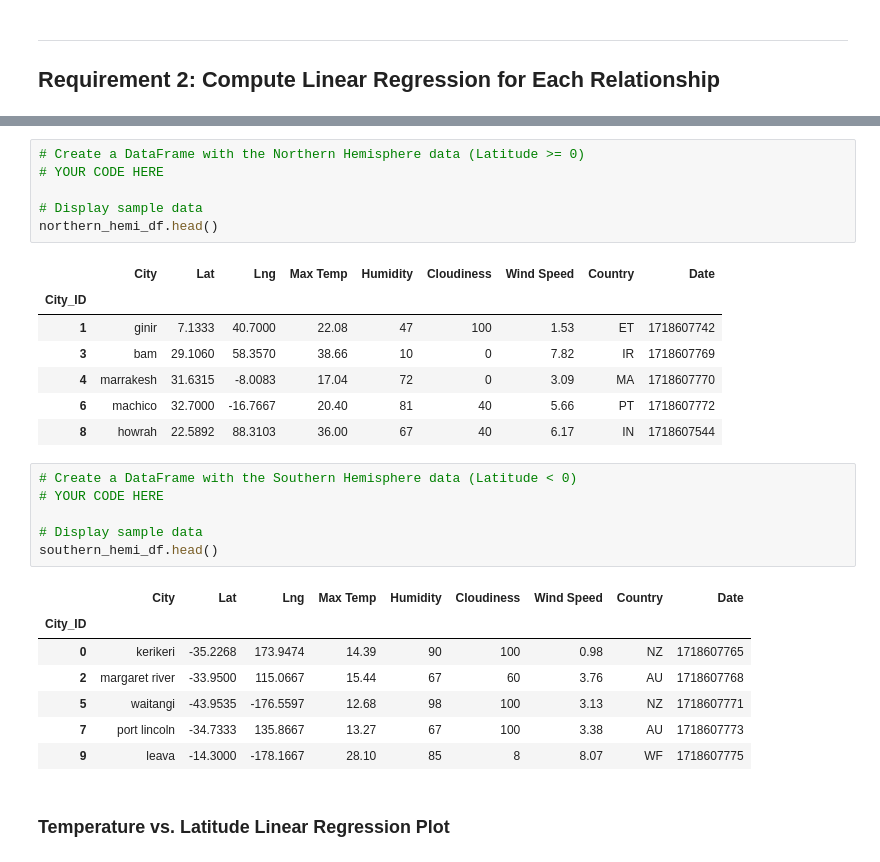
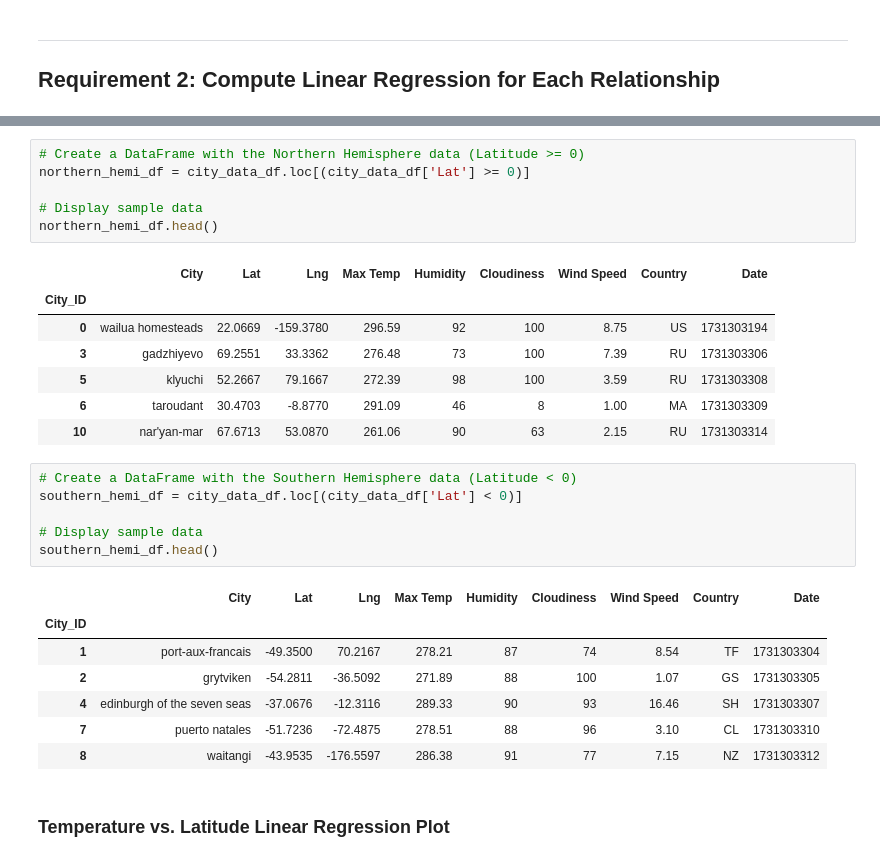
Before and after one commit to tohassan21/python-api-challenge, a Jupyter notebook: WeatherPy/WeatherPy.ipynb, the cells around one changed output, grey strips where cells are left out. Saved outputs shown, nothing was run; the diff lists cells and outputs as text.

```diff
--- a/WeatherPy/WeatherPy.ipynb
+++ b/WeatherPy/WeatherPy.ipynb
@@ -286,30 +326,30 @@ plt.show()
 # %%
 # Create a DataFrame with the Northern Hemisphere data (Latitude >= 0)
-# YOUR CODE HERE
+northern_hemi_df = city_data_df.loc[(city_data_df['Lat'] >= 0)]
 
 # Display sample data
 northern_hemi_df.head()
 # %% [output]
 |  | City | Lat | Lng | Max Temp | Humidity | Cloudiness | Wind Speed | Country | Date |
 | City_ID |  |  |  |  |  |  |  |  |  |
-| 1 | ginir | 7.1333 | 40.7000 | 22.08 | 47 | 100 | 1.53 | ET | 1718607742 |
-| 3 | bam | 29.1060 | 58.3570 | 38.66 | 10 | 0 | 7.82 | IR | 1718607769 |
-| 4 | marrakesh | 31.6315 | -8.0083 | 17.04 | 72 | 0 | 3.09 | MA | 1718607770 |
-| 6 | machico | 32.7000 | -16.7667 | 20.40 | 81 | 40 | 5.66 | PT | 1718607772 |
-| 8 | howrah | 22.5892 | 88.3103 | 36.00 | 67 | 40 | 6.17 | IN | 1718607544 |
+| 0 | wailua homesteads | 22.0669 | -159.3780 | 296.59 | 92 | 100 | 8.75 | US | 1731303194 |
+| 3 | gadzhiyevo | 69.2551 | 33.3362 | 276.48 | 73 | 100 | 7.39 | RU | 1731303306 |
+| 5 | klyuchi | 52.2667 | 79.1667 | 272.39 | 98 | 100 | 3.59 | RU | 1731303308 |
+| 6 | taroudant | 30.4703 | -8.8770 | 291.09 | 46 | 8 | 1.00 | MA | 1731303309 |
+| 10 | nar'yan-mar | 67.6713 | 53.0870 | 261.06 | 90 | 63 | 2.15 | RU | 1731303314 |
 # %%
 # Create a DataFrame with the Southern Hemisphere data (Latitude < 0)
-# YOUR CODE HERE
+southern_hemi_df = city_data_df.loc[(city_data_df['Lat'] < 0)]
 
 # Display sample data
 southern_hemi_df.head()
 # %% [output]
 |  | City | Lat | Lng | Max Temp | Humidity | Cloudiness | Wind Speed | Country | Date |
 | City_ID |  |  |  |  |  |  |  |  |  |
-| 0 | kerikeri | -35.2268 | 173.9474 | 14.39 | 90 | 100 | 0.98 | NZ | 1718607765 |
-| 2 | margaret river | -33.9500 | 115.0667 | 15.44 | 67 | 60 | 3.76 | AU | 1718607768 |
-| 5 | waitangi | -43.9535 | -176.5597 | 12.68 | 98 | 100 | 3.13 | NZ | 1718607771 |
-| 7 | port lincoln | -34.7333 | 135.8667 | 13.27 | 67 | 100 | 3.38 | AU | 1718607773 |
-| 9 | leava | -14.3000 | -178.1667 | 28.10 | 85 | 8 | 8.07 | WF | 1718607775 |
+| 1 | port-aux-francais | -49.3500 | 70.2167 | 278.21 | 87 | 74 | 8.54 | TF | 1731303304 |
+| 2 | grytviken | -54.2811 | -36.5092 | 271.89 | 88 | 100 | 1.07 | GS | 1731303305 |
+| 4 | edinburgh of the seven seas | -37.0676 | -12.3116 | 289.33 | 90 | 93 | 16.46 | SH | 1731303307 |
+| 7 | puerto natales | -51.7236 | -72.4875 | 278.51 | 88 | 96 | 3.10 | CL | 1731303310 |
+| 8 | waitangi | -43.9535 | -176.5597 | 286.38 | 91 | 77 | 7.15 | NZ | 1731303312 |
 # %% [markdown]
 ###  Temperature vs. Latitude Linear Regression Plot
```
Also changed, not shown: parts of 29 cells of this notebook, 7 other files.
